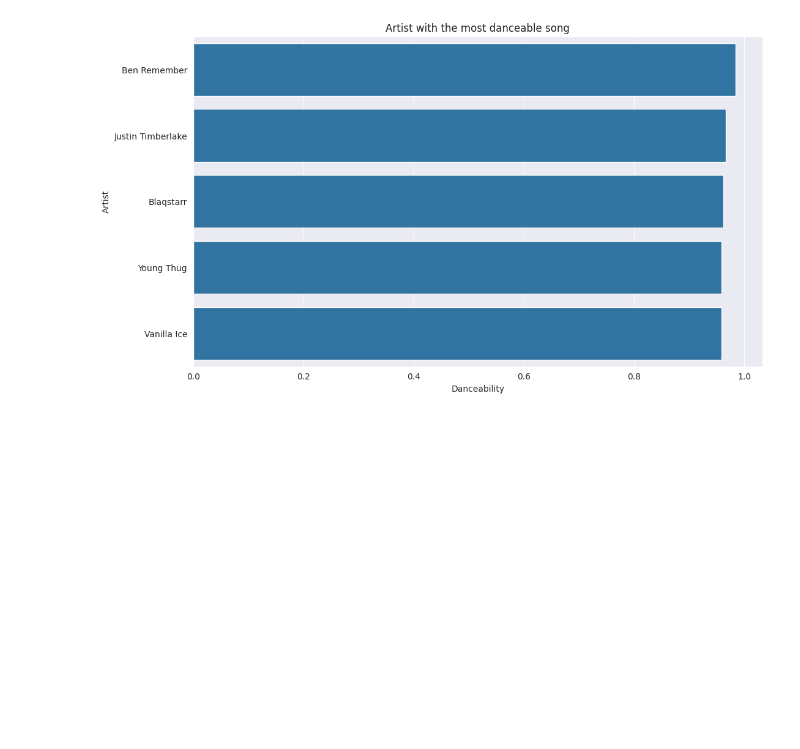
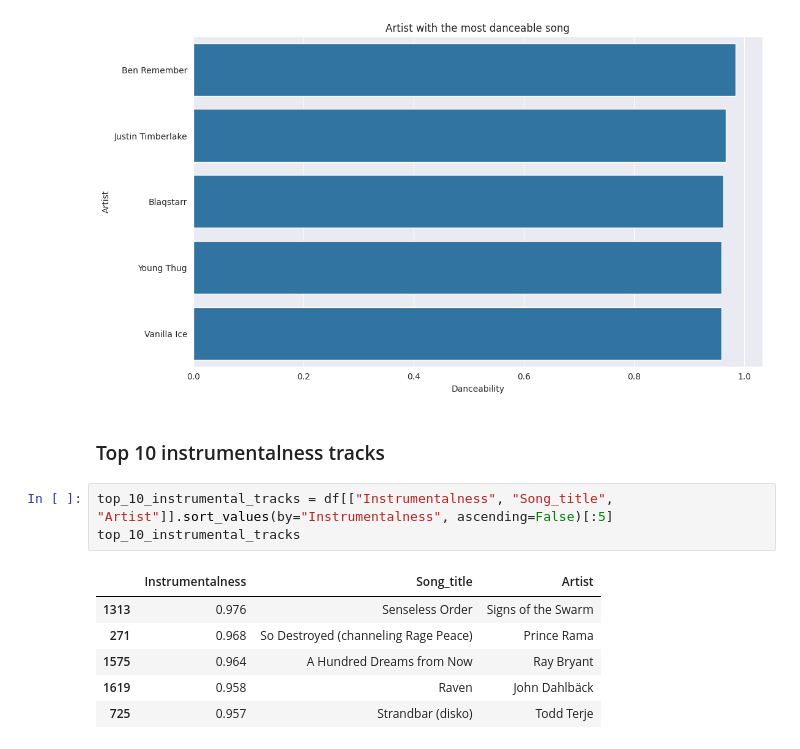
Before and after one commit to samwanyua/Exploratory-Data-Analysis-Project-Spotify-Dataset-Analysis, a Jupyter notebook: Notebook.ipynb, the cells around one changed output. Saved outputs shown, nothing was run; the diff lists cells and outputs as text; blank space fills up the shorter version.

```diff
--- a/Notebook.ipynb
+++ b/Notebook.ipynb
@@ -201,3 +201,15 @@ plt.title("Artist with the most danceable song")
 plt.show()
 # %% [output]
 [figure]
+# %% [markdown]
+### Top 10 instrumentalness tracks
+# %%
+top_10_instrumental_tracks = df[["Instrumentalness", "Song_title", "Artist"]].sort_values(by="Instrumentalness", ascending=False)[:5]
+top_10_instrumental_tracks
+# %% [output]
+|  | Instrumentalness | Song_title | Artist |
+| 1313 | 0.976 | Senseless Order | Signs of the Swarm |
+| 271 | 0.968 | So Destroyed (channeling Rage Peace) | Prince Rama |
+| 1575 | 0.964 | A Hundred Dreams from Now | Ray Bryant |
+| 1619 | 0.958 | Raven | John Dahlbäck |
+| 725 | 0.957 | Strandbar (disko) | Todd Terje |
```
Also changed, not shown: parts of 1 cell of this notebook.
